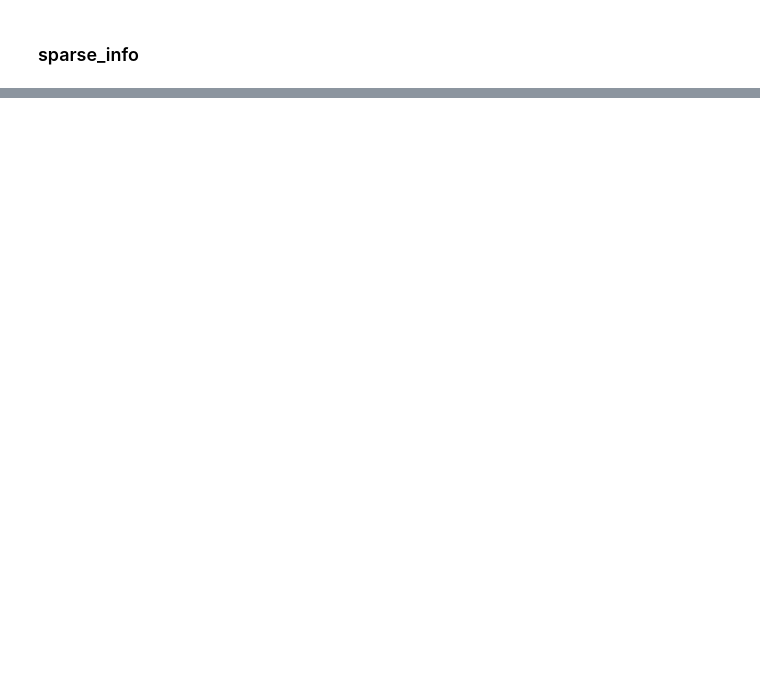
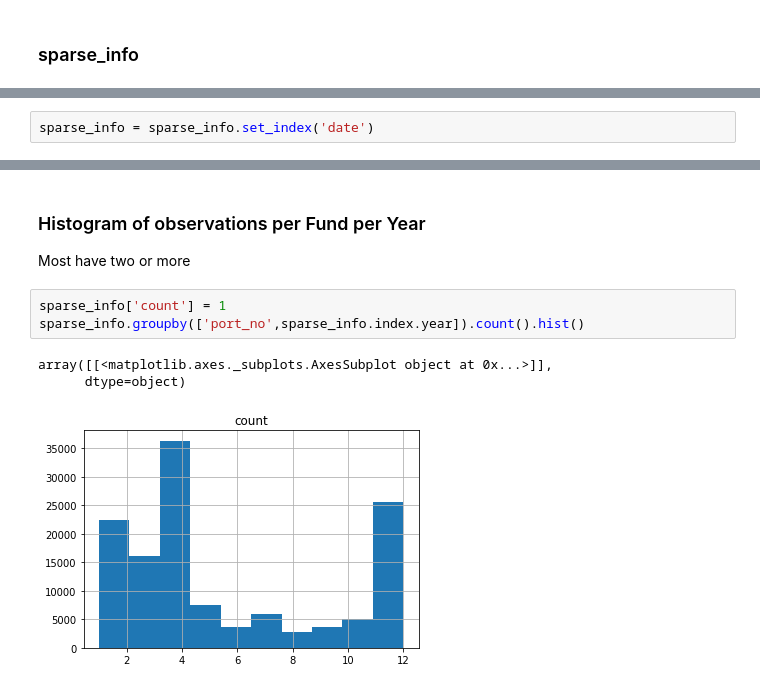
Before and after one commit to Amglex/Mutual-Funds, a Jupyter notebook: notebooks/01 - Large CSV.ipynb, the cells around one changed output, grey strips where cells are left out. Saved outputs shown, nothing was run; the diff lists cells and outputs as text; blank space fills up the shorter version.

```diff
--- a/notebooks/01 - Large CSV.ipynb
+++ b/notebooks/01 - Large CSV.ipynb
@@ -421,0 +382,2 @@ sparse_info.groupby('port_no').count().plot(kind='hist', bins=90, title= 'Report
+# %%
+sparse_info = sparse_info.set_index('date')
@@ -421,0 +396,10 @@ sparse_info.groupby('port_no').count().plot(kind='hist', bins=90, title= 'Report
+# %% [markdown]
+### Histogram of observations per Fund per Year
+Most have two or more
+# %%
+sparse_info['count'] = 1
+sparse_info.groupby(['port_no',sparse_info.index.year]).count().hist()
+# %% [output]
+array([[<matplotlib.axes._subplots.AxesSubplot object at 0x...>]],
+      dtype=object)
+[figure, added]
```
Also changed, not shown: parts of 35 cells of this notebook, 1 other file.
